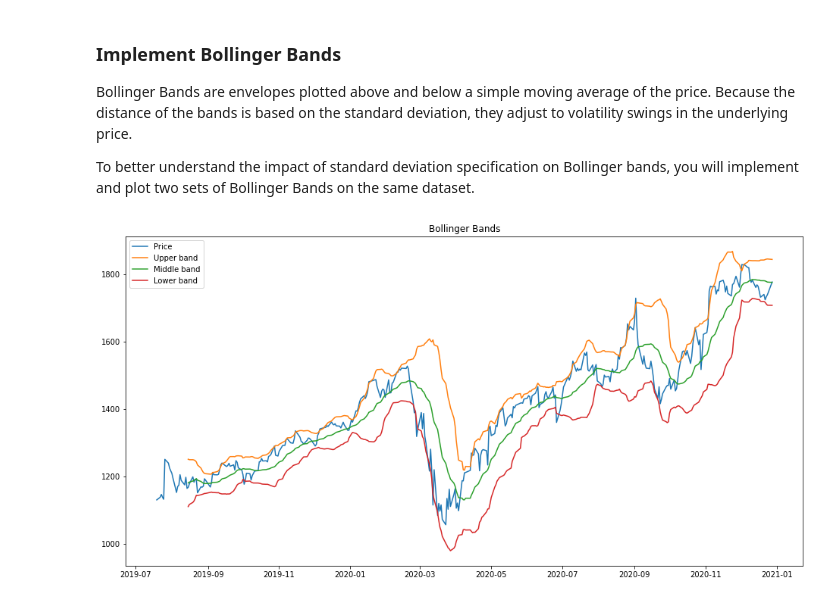
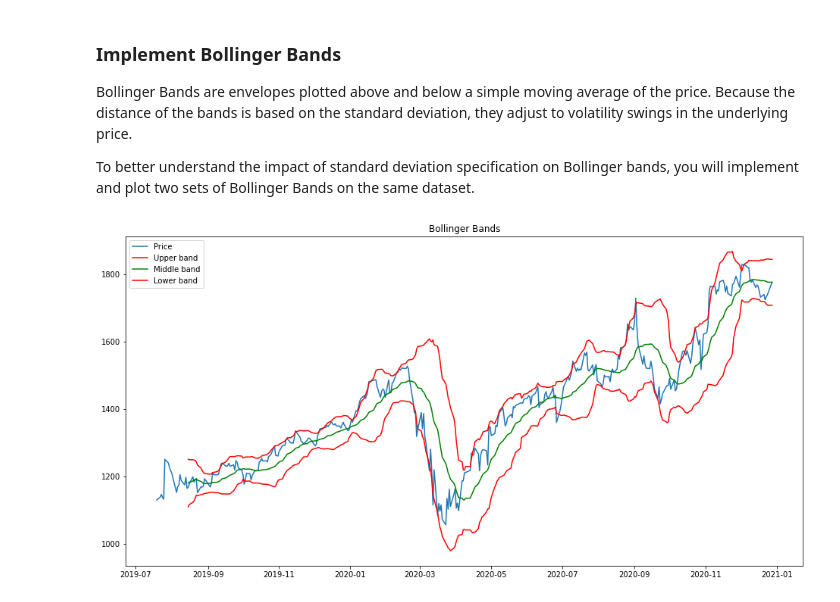
Before and after one commit to kprakhar27/Financial-Trading-in-Python, a Jupyter notebook: Technical Indicators.ipynb, the cells around one changed output. Cells and saved outputs as stored; diff of their text form; code cells hidden in the pictures.

```diff
--- a/Technical Indicators.ipynb
+++ b/Technical Indicators.ipynb
@@ -171,21 +171,21 @@ To better understand the impact of standard deviation specification on Bollinger
 # %%
 # Define the Bollinger Bands
 upper, mid, lower = talib.BBANDS(stock_data['Close'],
                                  nbdevup=2,
                                  nbdevdn=2,
                                  timeperiod=20)
 
 plt.figure(figsize=(16, 8))
 
 # Plot the Bollinger Bands
 plt.plot(stock_data['Close'], label='Price')
-plt.plot(upper, label='Upper band')
-plt.plot(mid, label='Middle band')
-plt.plot(lower, label='Lower band')
+plt.plot(upper, color='Red' , label='Upper band')
+plt.plot(mid, color='Green', label='Middle band')
+plt.plot(lower, color='Red', label='Lower band')
 
 # Customize and show the plot
 plt.title('Bollinger Bands')
 plt.legend()
 plt.show()
 # %% [output]
-[figure, old version]
+[figure, new version]
```
